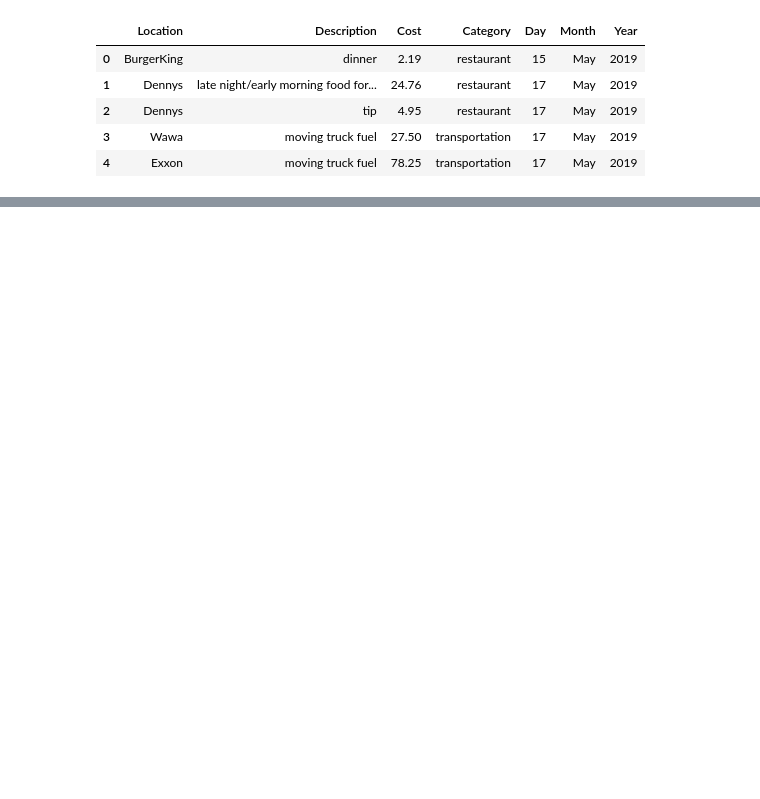
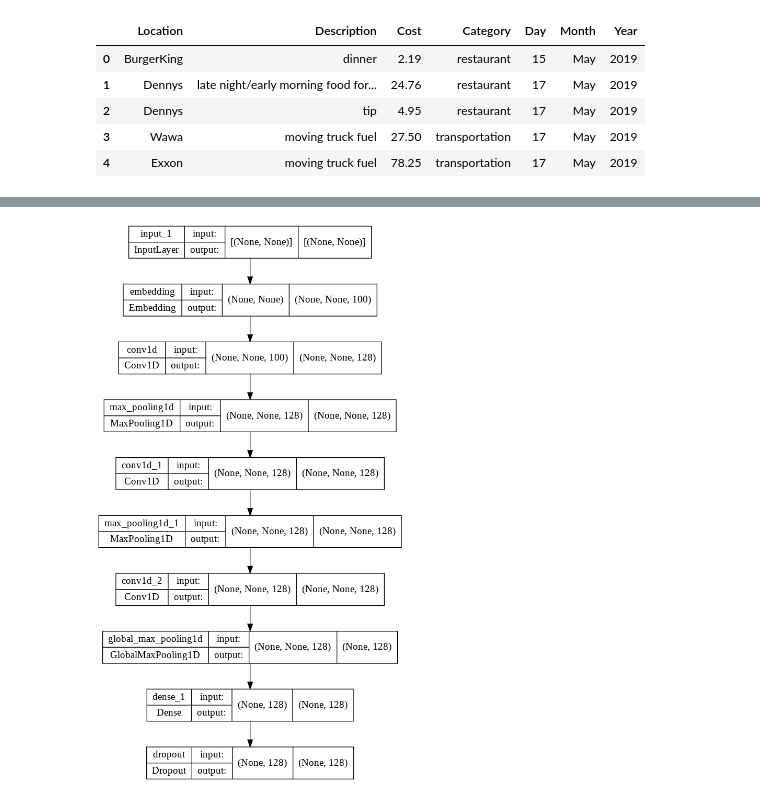
Before and after one commit to palmorezm/Home, a Jupyter notebook: Financial/multi_input.ipynb, the cells around one changed output, grey strips where cells are left out. Saved outputs shown, nothing was run; the diff lists cells and outputs as text; code cells hidden in the pictures; blank space fills up the shorter version.

```diff
--- a/Financial/multi_input.ipynb
+++ b/Financial/multi_input.ipynb
@@ -100,0 +139,4 @@ model = models.create_multi(mlp, cnn, class_names)
+# %%
+plot_model(cnn, to_file='cnn_plot.png', show_shapes=True, show_layer_names=True)
+# %% [output]
+[figure, added]
```
Also changed, not shown: parts of 28 cells of this notebook.
